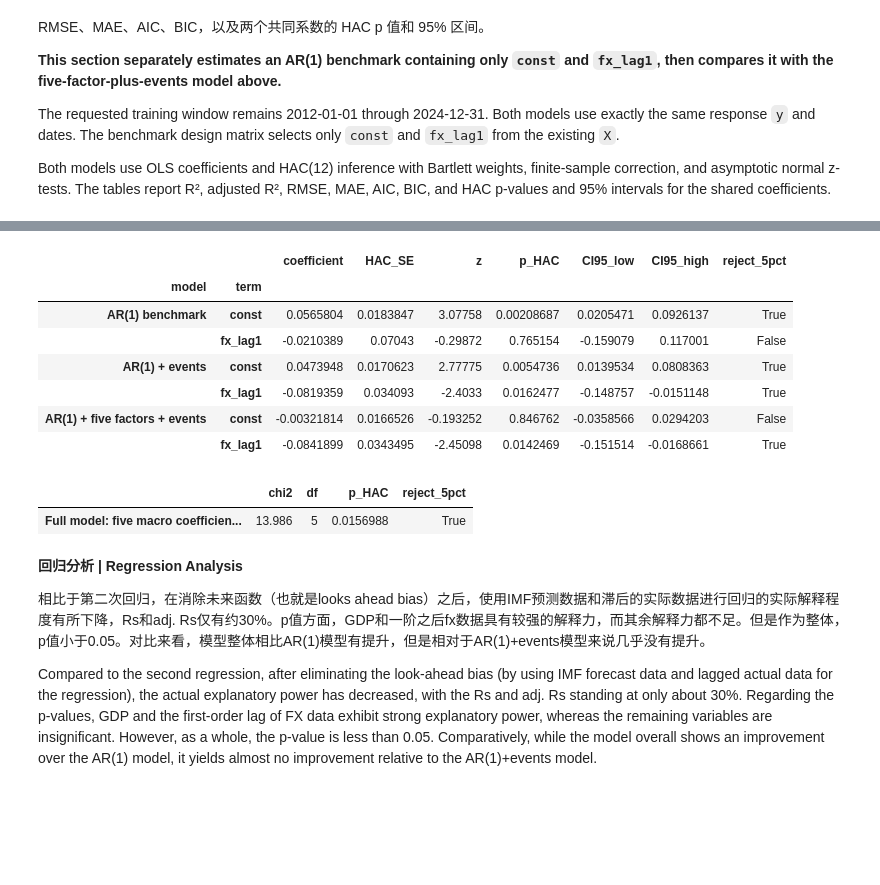
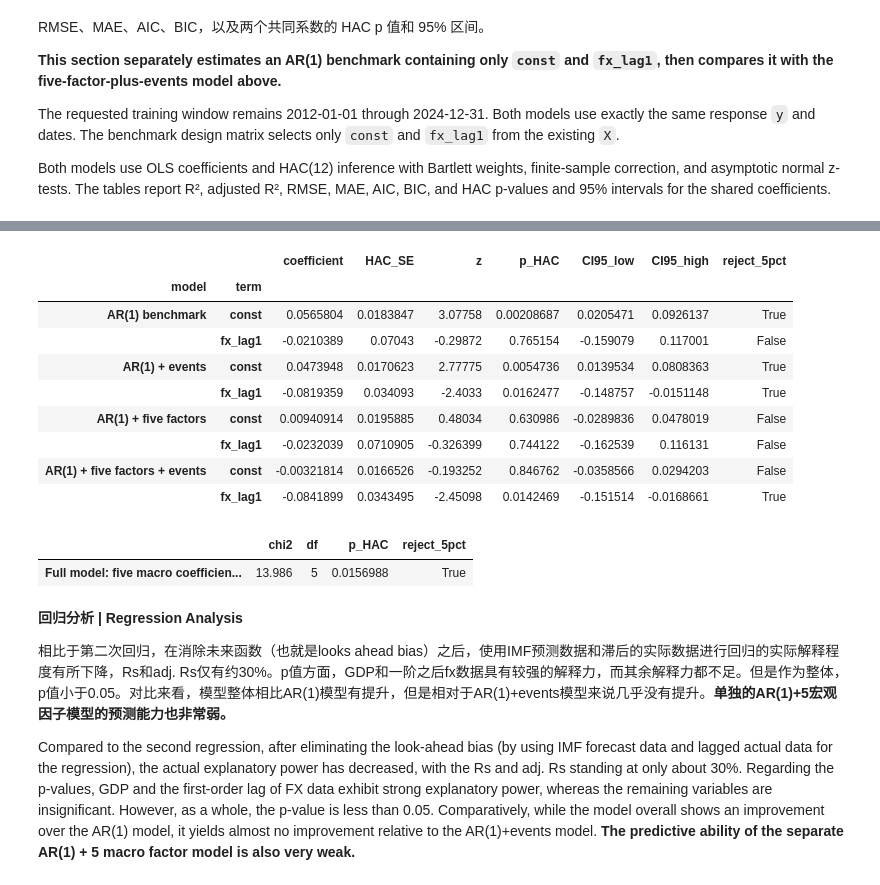
Before and after one commit to Kitazaki-Hinata/SLE_research, a Jupyter notebook: notebook/7_POS_model_retest.ipynb, the cells around one changed output, grey strips where cells are left out. Drawn from its saved outputs; the diff is of its cells as text; code cells hidden in the pictures; blank space fills up the shorter version.

```diff
--- a/notebook/7_POS_model_retest.ipynb
+++ b/notebook/7_POS_model_retest.ipynb
@@ -266,10 +266,20 @@ event_benchmark_hac = sm.OLS(benchmark_y, event_benchmark_X).fit(
     use_t=False,
 )
 
+# Fit AR(1) plus the five macro factors on the common sample, without event dummies.
+macro_benchmark_X = X.loc[:, ["const", "fx_lag1", *factors]].copy()
+macro_benchmark_ols = sm.OLS(benchmark_y, macro_benchmark_X).fit()
+macro_benchmark_hac = sm.OLS(benchmark_y, macro_benchmark_X).fit(
+    cov_type="HAC",
+    cov_kwds={"maxlags": HAC_LAGS, "kernel": "bartlett", "use_correction": True},
+    use_t=False,
+)
+
 # Keep the existing full-model objects unchanged.
 comparison_models = {
     "AR(1) benchmark": (benchmark_ols, benchmark_hac),
     "AR(1) + events": (event_benchmark_ols, event_benchmark_hac),
+    "AR(1) + five factors": (macro_benchmark_ols, macro_benchmark_hac),
     "AR(1) + five factors + events": (ols, hac),
 }
 model_comparison = pd.DataFrame({
@@ -320,10 +331,12 @@ display(comparison_macro_joint)
 | AR(1) + five factors + events | 2013-06-18 | 2024-12-31 | 3011 | 13 | 0.306083 | 0.303306 | 1.05849 | 0.327797 | 8913.17 | ... |
 |  |  | coefficient | HAC_SE | z | p_HAC | CI95_low | CI95_high | reject_5pct |
 | model | term |  |  |  |  |  |  |  |
 | AR(1) benchmark | const | 0.0565804 | 0.0183847 | 3.07758 | 0.00208687 | 0.0205471 | 0.0926137 | True |
 |  | fx_lag1 | -0.0210389 | 0.07043 | -0.29872 | 0.765154 | -0.159079 | 0.117001 | False |
 | AR(1) + events | const | 0.0473948 | 0.0170623 | 2.77775 | 0.0054736 | 0.0139534 | 0.0808363 | True |
 |  | fx_lag1 | -0.0819359 | 0.034093 | -2.4033 | 0.0162477 | -0.148757 | -0.0151148 | True |
+| AR(1) + five factors | const | 0.00940914 | 0.0195885 | 0.48034 | 0.630986 | -0.0289836 | 0.0478019 | False |
+|  | fx_lag1 | -0.0232039 | 0.0710905 | -0.326399 | 0.744122 | -0.162539 | 0.116131 | False |
 | AR(1) + five factors + events | const | -0.00321814 | 0.0166526 | -0.193252 | 0.846762 | -0.0358566 | 0.0294203 | False |
 |  | fx_lag1 | -0.0841899 | 0.0343495 | -2.45098 | 0.0142469 | -0.151514 | -0.0168661 | True |
 |  | chi2 | df | p_HAC | reject_5pct |
@@ -331,6 +344,6 @@ display(comparison_macro_joint)
 # %% [markdown]
 **回归分析 | Regression Analysis**
 
-相比于第二次回归，在消除未来函数（也就是looks ahead bias）之后，使用IMF预测数据和滞后的实际数据进行回归的实际解释程度有所下降，Rs和adj. Rs仅有约30%。p值方面，GDP和一阶之后fx数据具有较强的解释力，而其余解释力都不足。但是作为整体，p值小于0.05。对比来看，模型整体相比AR(1)模型有提升，但是相对于AR(1)+events模型来说几乎没有提升。
+相比于第二次回归，在消除未来函数（也就是looks ahead bias）之后，使用IMF预测数据和滞后的实际数据进行回归的实际解释程度有所下降，Rs和adj. Rs仅有约30%。p值方面，GDP和一阶之后fx数据具有较强的解释力，而其余解释力都不足。但是作为整体，p值小于0.05。对比来看，模型整体相比AR(1)模型有提升，但是相对于AR(1)+events模型来说几乎没有提升。**单独的AR(1)+5宏观因子模型的预测能力也非常弱。**
 
-Compared to the second regression, after eliminating the look-ahead bias (by using IMF forecast data and lagged actual data for the regression), the actual explanatory power has decreased, with the Rs and adj. Rs standing at only about 30%. Regarding the p-values, GDP and the first-order lag of FX data exhibit strong explanatory power, whereas the remaining variables are insignificant. However, as a whole, the p-value is less than 0.05. Comparatively, while the model overall shows an improvement over the AR(1) model, it yields almost no improvement relative to the AR(1)+events model.
+Compared to the second regression, after eliminating the look-ahead bias (by using IMF forecast data and lagged actual data for the regression), the actual explanatory power has decreased, with the Rs and adj. Rs standing at only about 30%. Regarding the p-values, GDP and the first-order lag of FX data exhibit strong explanatory power, whereas the remaining variables are insignificant. However, as a whole, the p-value is less than 0.05. Comparatively, while the model overall shows an improvement over the AR(1) model, it yields almost no improvement relative to the AR(1)+events model. **The predictive ability of the separate AR(1) + 5 macro factor model is also very weak.**
```
Also changed, not shown: parts of 1 cell of this notebook, 4 other files.
